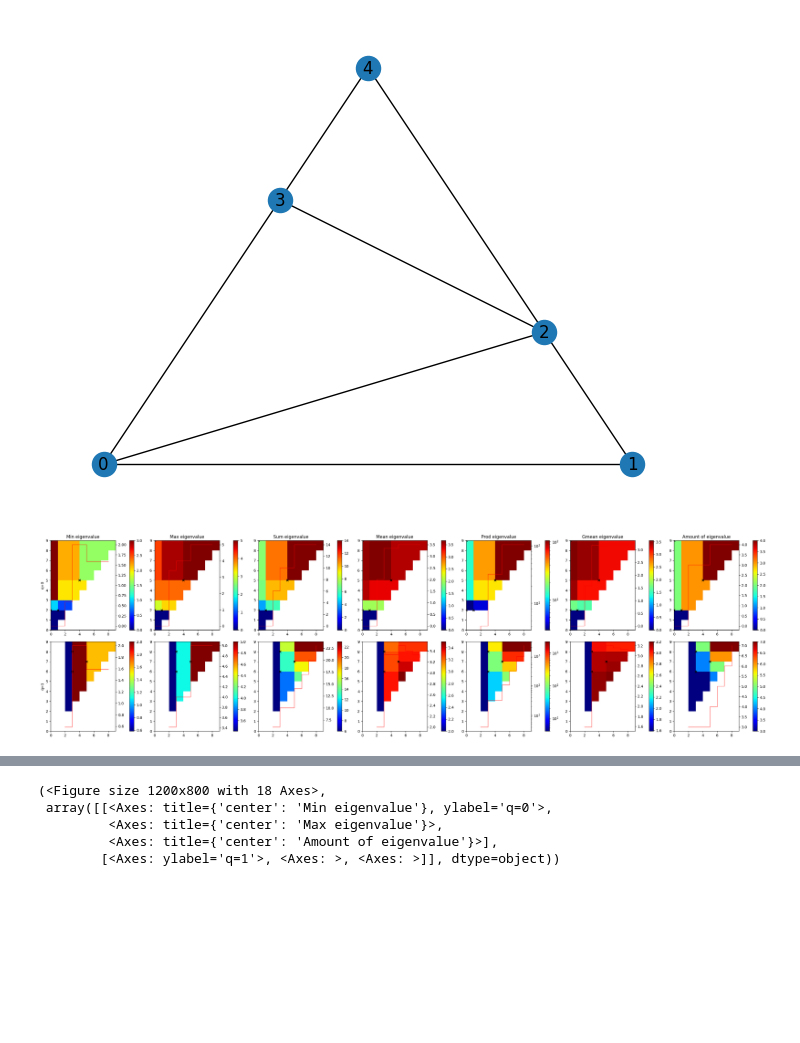
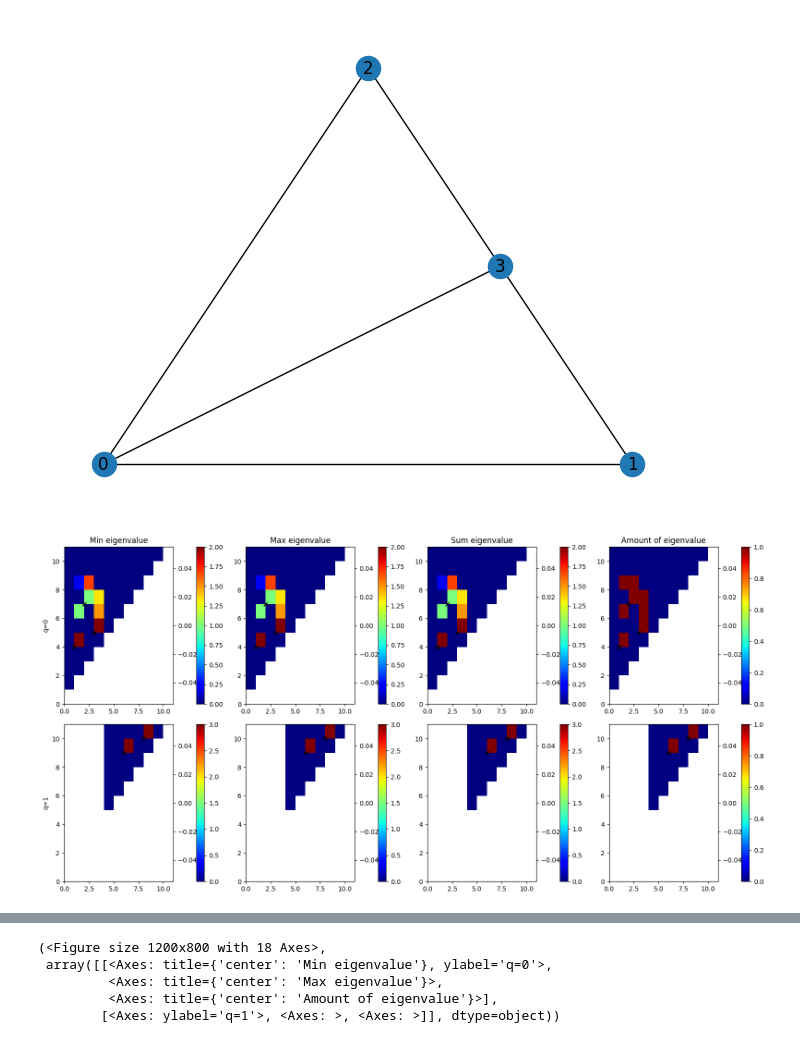
Before and after one commit to siroj99/Master_thesis, a Jupyter notebook: code/laplacians.ipynb, the cells around one changed output, grey strips where cells are left out. Cells and saved outputs as stored; diff of their text form; code cells hidden in the pictures; blank space fills up the shorter version.

Commit message:
Added method to calculate cross Laplacian, which seems to work fine.

```diff
--- a/code/laplacians.ipynb
+++ b/code/laplacians.ipynb
@@ -51,7 +51,7 @@ def create_path(n, end_path = -1):
 
 
 # Drawn
-# simplices = [([0], 0), ([1], 1), ([2], 2), ([3], 3), ([1,0], 4), ([0,3], 5), ([1,3], 6), ([2,3], 7), ([0,2], 8), ([0,1,3], 9)]#, ([0,2,3], 10)]
+simplices = [([0], 0), ([1], 1), ([2], 2), ([3], 3), ([1,0], 4), ([0,3], 5), ([1,3], 6), ([2,3], 7), ([0,2], 8), ([0,1,3], 9)]#, ([0,2,3], 10)]
 
 # Swapped 7 and 8
 # simplices = [([0], 0), ([1], 1), ([2], 2), ([3], 3), ([1,0], 4), ([0,3], 5), ([1,3], 6), ([0,2], 7), ([2,3], 8), ([0,1,3], 9)]#, ([0,2,3], 10)]
@@ -75,7 +75,7 @@ def create_path(n, end_path = -1):
 # simplices = [([0], 0), ([1], 0), ([2], 0), ([3], 0), ([0,2], 1), ([0,3], 1), ([2,3], 1), ([0,1], 2), ([0,2,3], 3)]
 
 # Drawn new
-simplices = [([0], 0), ([1], 0), ([2], 0), ([3], 1), ([0,1], 2), ([1,2], 2), ([2,3], 2), ([0,2], 3), ([0,3], 3), ([4], 4), ([2,4], 5), ([3,4], 5), ([0,1,2], 6), ([2,3,4], 7), ([0,2,3], 8)]
+# simplices = [([0], 0), ([1], 0), ([2], 0), ([3], 1), ([0,1], 2), ([1,2], 2), ([2,3], 2), ([0,2], 3), ([0,3], 3), ([4], 4), ([2,4], 5), ([3,4], 5), ([0,1,2], 6), ([2,3,4], 7), ([0,2,3], 8)]
 
 # Test easy
 # simplices = [([0], 0), ([1], 0), ([2], 0), ([0,1], 0), ([0,2], 0), ([1,2], 0),
@@ -84,6 +84,9 @@ simplices = [([0], 0), ([1], 0), ([2], 0), ([3], 1), ([0,1], 2), ([1,2], 2), ([2
 # Test hard
 # simplices = [([0], 0), ([1], 0), ([2], 0), ([3], 0), ([0,1], 0), ([0,2], 0), ([1,3], 0), ([2,3], 0),
 #               ([1,2], 1),  ([0,1,2], 1), ([1,2,3], 1)]
+
+# Example PowerPoint
+# simplices = [([0],0), ([1], 0), ([2], 1), ([3], 1), ([4], 1), ([0,2], 1), ([2,3], 1), ([2,4], 1), ([3,4], 1), ([1,4], 1)]
 
 # Path
 # simplices = create_path(8, end_path=-1)
@@ -123,8 +126,8 @@ for s in f:
         G.add_edge(s[0], s[1])
 nx.draw_planar(G, with_labels=True)
 # %% [output]
-[figure, old version]
+[figure, new version]
 # %%
-eigenvalues, relevant_times, fig, ax = plot_Laplacian_eigenvalues(f, lambda x: 1, plot_types="all", plot_args_diag={"c": "black", "alpha": 1, "marker": "x"}, laplacian_type="persistent", plot_type_to_fun={"Amount of": len})
+eigenvalues, relevant_times, fig, ax = plot_Laplacian_new_eigenvalues(f, lambda x: 1, plot_types=["Min", "Max", "Sum", "Amount of"], method="cross_extended", plot_args_diag={"c": "black", "alpha": 1, "marker": "x"}, plot_type_to_fun={"Amount of": len})
 # %% [output]
-[figure, old version]
+[figure, new version]
```
Also changed, not shown: parts of 19 cells of this notebook, 2 other files.
